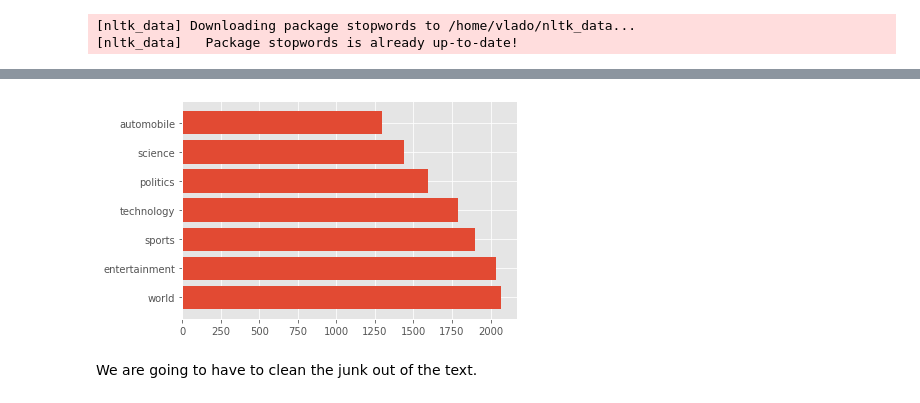
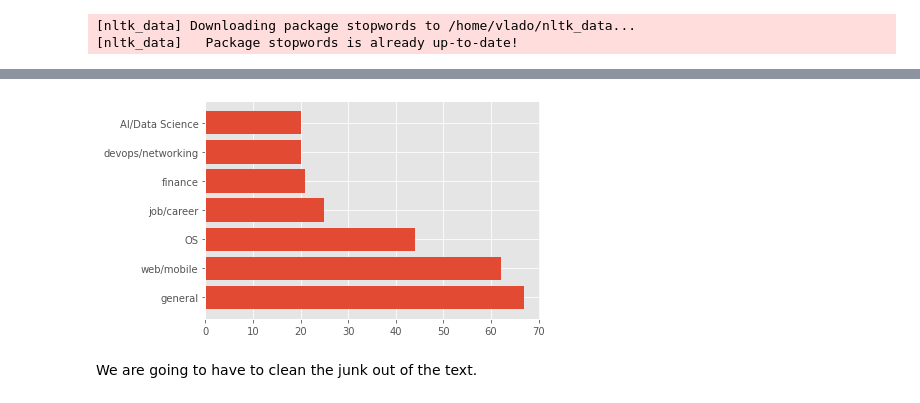
Before and after one commit to ivvlko/NLP-Factory, a Jupyter notebook: model_creation/learn-ai-bbc/topic_labelling_naive_bayes.ipynb, the cells around one changed output, grey strips where cells are left out. Saved outputs shown, nothing was run; the diff lists cells and outputs as text; code cells hidden in the pictures.

Commit message:
creating nb model according hn labels

```diff
--- a/model_creation/learn-ai-bbc/topic_labelling_naive_bayes.ipynb
+++ b/model_creation/learn-ai-bbc/topic_labelling_naive_bayes.ipynb
@@ -38,0 +28,5 @@ df.shape
+# %%
+df = pd.read_csv('hn_topic_labelling.csv', header=None)
+df.columns = ['index', 'text', 'a', 'b', 'label']
+df = df.dropna()
+df.shape
@@ -39,5 +51,5 @@ df.shape
 # %%
 plt.figure(figsize=[6,4])
-plt.barh(df['news_category'].value_counts().index, df['news_category'].value_counts());
+plt.barh(df['label'].value_counts().index, df['label'].value_counts());
 # %% [output]
-[figure, old version]
+[figure, new version]
```
Also changed, not shown: parts of 44 cells of this notebook, 14 other files.
